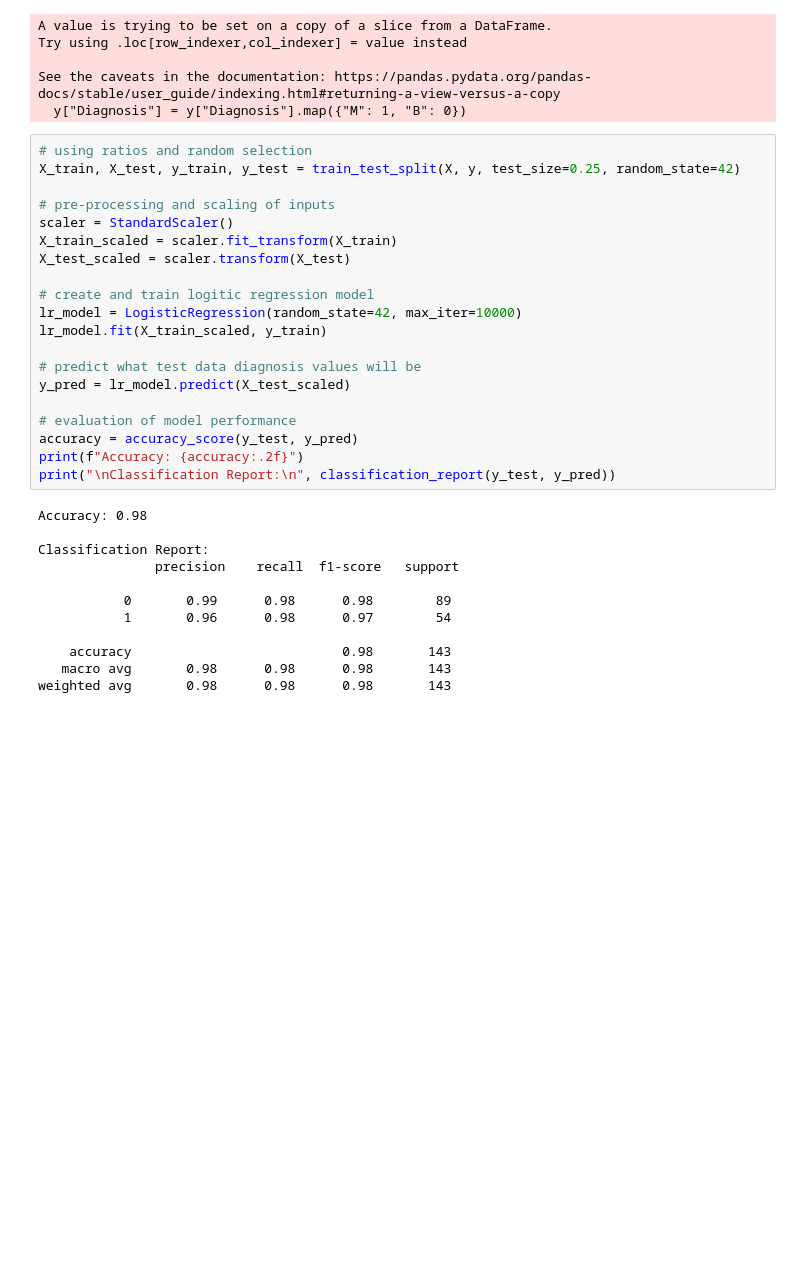
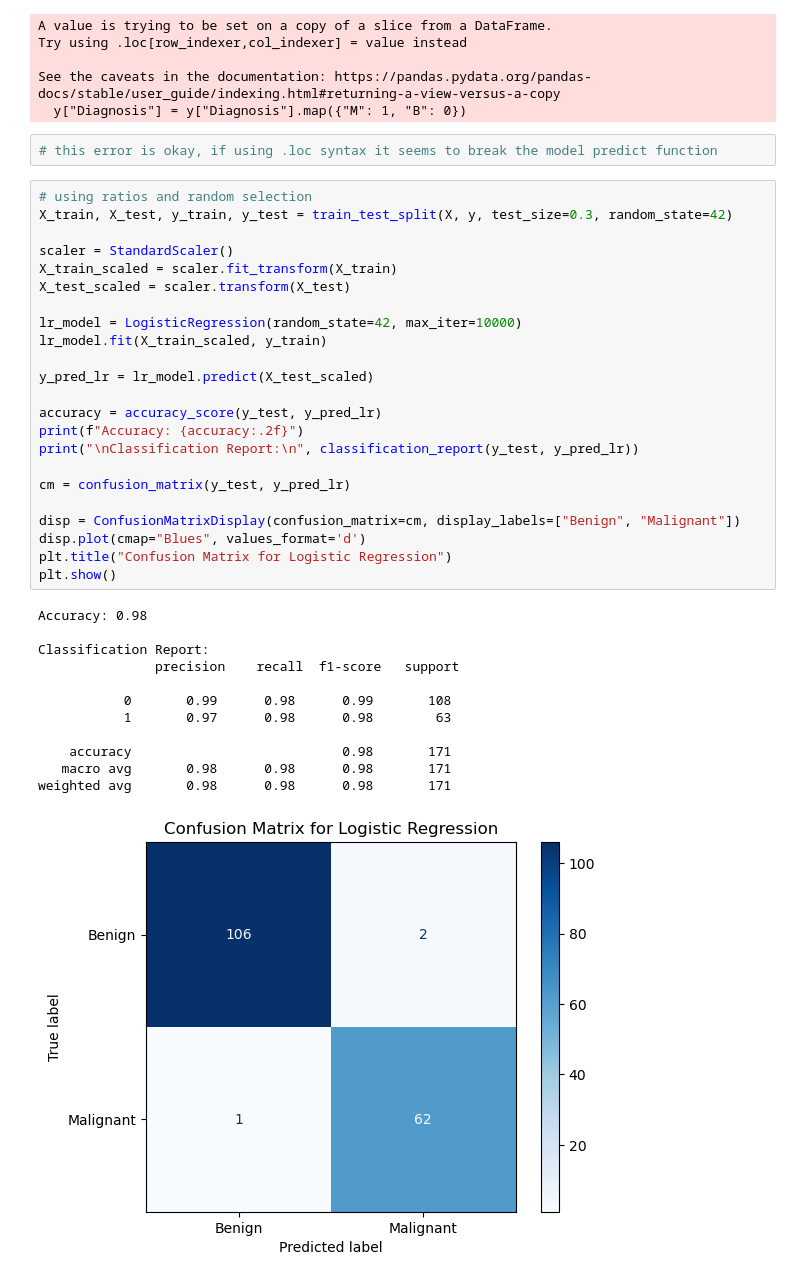
Before and after one commit to mrktrnbll/ml-breastcancer-classifier, a Jupyter notebook: model.ipynb, the cells around one changed output. Saved outputs shown, nothing was run; the diff lists cells and outputs as text; blank space fills up the shorter version.

Commit message:
untracked changes and model amendments - not sure what they do now, shouldve committed ages ago

```diff
--- a/model.ipynb
+++ b/model.ipynb
@@ -48,36 +51,42 @@ Try using .loc[row_indexer,col_indexer] = value instead
 
 See the caveats in the documentation: https://pandas.pydata.org/pandas-docs/stable/user_guide/indexing.html#returning-a-view-versus-a-copy
   y["Diagnosis"] = y["Diagnosis"].map({"M": 1, "B": 0})
+# %%
+# this error is okay, if using .loc syntax it seems to break the model predict function
 # %%
 # using ratios and random selection
-X_train, X_test, y_train, y_test = train_test_split(X, y, test_size=0.25, random_state=42)
+X_train, X_test, y_train, y_test = train_test_split(X, y, test_size=0.3, random_state=42)
 
-# pre-processing and scaling of inputs
 scaler = StandardScaler()
 X_train_scaled = scaler.fit_transform(X_train)
 X_test_scaled = scaler.transform(X_test)
 
-# create and train logitic regression model
 lr_model = LogisticRegression(random_state=42, max_iter=10000)
 lr_model.fit(X_train_scaled, y_train)
 
-# predict what test data diagnosis values will be
-y_pred = lr_model.predict(X_test_scaled)
+y_pred_lr = lr_model.predict(X_test_scaled)
 
-# evaluation of model performance
-accuracy = accuracy_score(y_test, y_pred)
+accuracy = accuracy_score(y_test, y_pred_lr)
 print(f"Accuracy: {accuracy:.2f}")
-print("\nClassification Report:\n", classification_report(y_test, y_pred))
+print("\nClassification Report:\n", classification_report(y_test, y_pred_lr))
+
+cm = confusion_matrix(y_test, y_pred_lr)
+
+disp = ConfusionMatrixDisplay(confusion_matrix=cm, display_labels=["Benign", "Malignant"])
+disp.plot(cmap="Blues", values_format='d')
+plt.title("Confusion Matrix for Logistic Regression")
+plt.show()
 # %% [output]
 Accuracy: 0.98
 
 Classification Report:
                precision    recall  f1-score   support
 
-           0       0.99      0.98      0.98        89
-           1       0.96      0.98      0.97        54
+           0       0.99      0.98      0.99       108
+           1       0.97      0.98      0.98        63
 
-    accuracy                           0.98       143
-   macro avg       0.98      0.98      0.98       143
-weighted avg       0.98      0.98      0.98       143
+    accuracy                           0.98       171
+   macro avg       0.98      0.98      0.98       171
+weighted avg       0.98      0.98      0.98       171
+[figure, added]
 # %%
```
Also changed, not shown: parts of 9 cells of this notebook, 5 other files.
